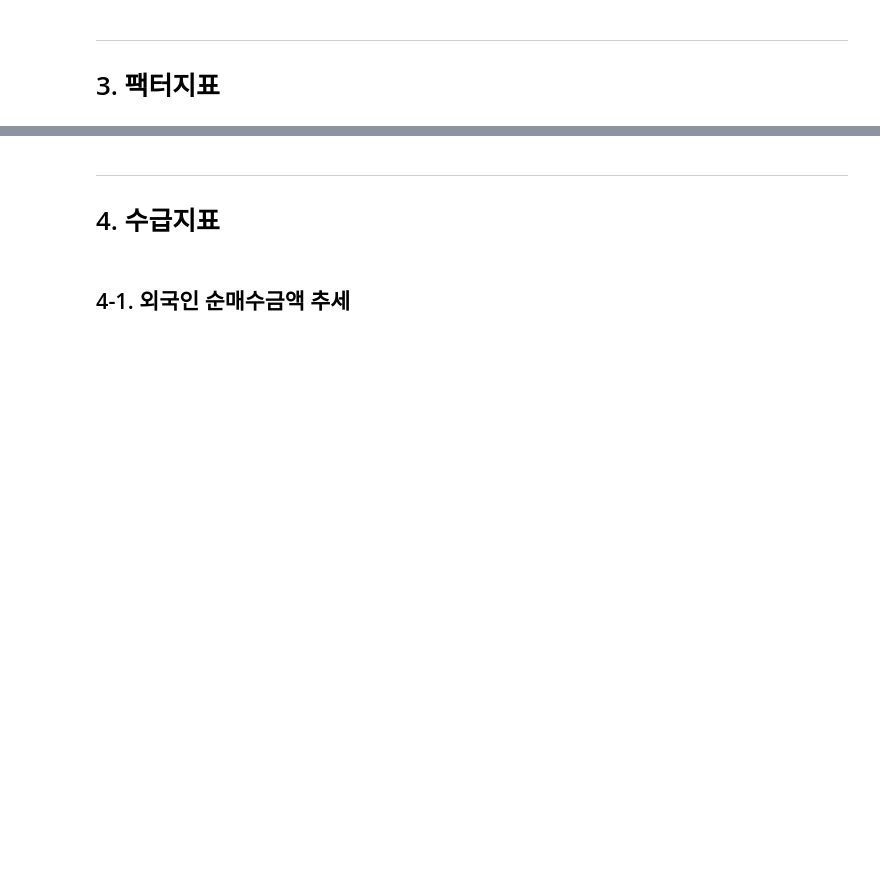
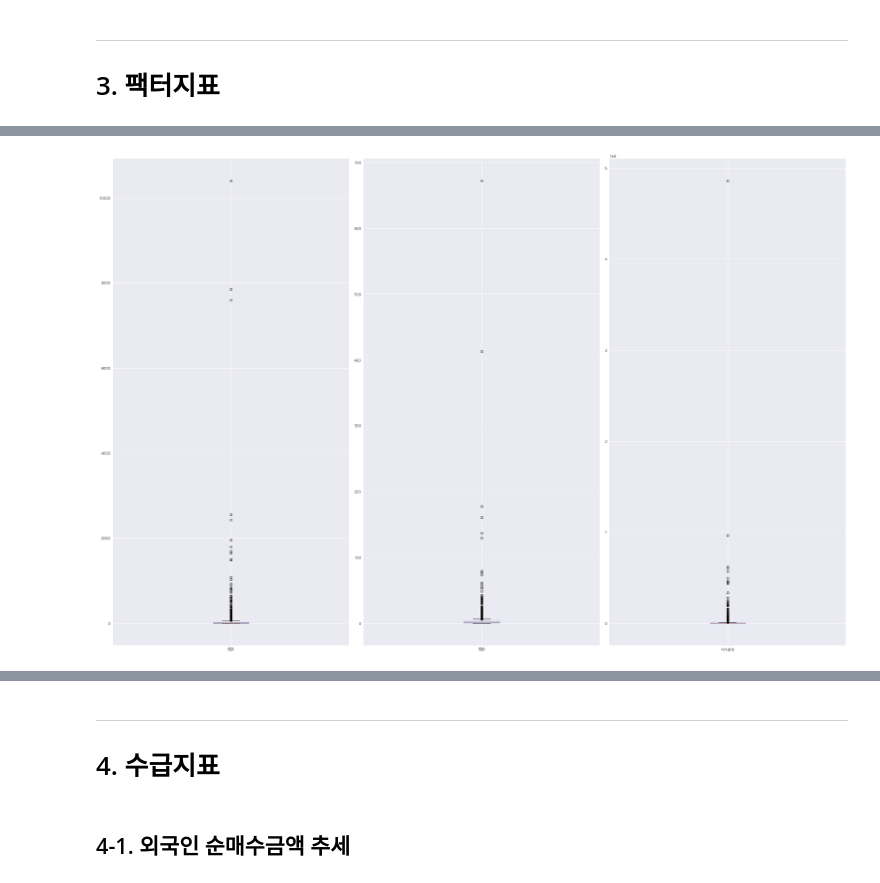
Before and after one commit to Jyassmin/UBION-PROJECT1, a Jupyter notebook: 1.preprocessing.ipynb, the cells around one changed output, grey strips where cells are left out. Drawn from its saved outputs; the diff is of its cells as text; code cells hidden in the pictures; blank space fills up the shorter version.

```diff
--- a/1.preprocessing.ipynb
+++ b/1.preprocessing.ipynb
@@ -549,0 +721,9 @@ df_fundamental[df_fundamental["PEGR"]>200]
+# %%
+danger1_kospi = pd.read_csv("./datasets/raw/일일변동평균_코스피.csv", index_col=0)
+danger1_kospi.columns = ['종목코드', '일일변동평균']
+danger1_kosdaq = pd.read_csv("./datasets/raw/일일변동평균_코스닥.csv", index_col=0)
+danger1_kosdaq.columns = ['종목코드', '일일변동평균']
+
+df_danger1 = pd.concat([danger1_kospi, danger1_kosdaq], axis=0)
+df_danger1.dropna(inplace=True)
+df_danger1
@@ -564,0 +997,5 @@ df_fundamental[df_fundamental["PEGR"]>200]
+# %%
+factor_kospi = pd.read_csv("./datasets/raw/팩터지표_코스피.csv", index_col=0)
+factor_kosdaq = pd.read_csv("./datasets/raw/팩터지표_코스닥.csv", index_col=0)
+df_factor = pd.concat([factor_kospi, factor_kosdaq], axis=0)
+df_factor
@@ -564,0 +1037,28 @@ df_fundamental[df_fundamental["PEGR"]>200]
+# %%
+# 이상치 확인을 위한 boxplot 그리기 전 초기작업
+import seaborn as sns #heatmap 만들기 위한 라이브러리
+import matplotlib.pyplot as plt
+import warnings
+import numpy as np
+import matplotlib
+
+%matplotlib inline
+plt.style.use('seaborn')
+warnings.simplefilter(action='ignore', category=FutureWarning)
+plt.rcParams['axes.unicode_minus'] = False
+plt.rcParams["font.family"] = "AppleGothic"
+
+ncols = 3
+nrows = 1
+
+fig, axs = plt.subplots(nrows, ncols, constrained_layout=True)
+
+fig.set_size_inches((30, 20))
+
+Numericals = ["PER", "PBR", "시가총액"]
+for col, ax in zip(Numericals, axs.T.ravel()):
+    df_factor[[col]].boxplot(ax=ax)
+
+plt.show()
+# %% [output]
+[figure, added]
```
Also changed, not shown: parts of 69 cells of this notebook, 18 other files.
